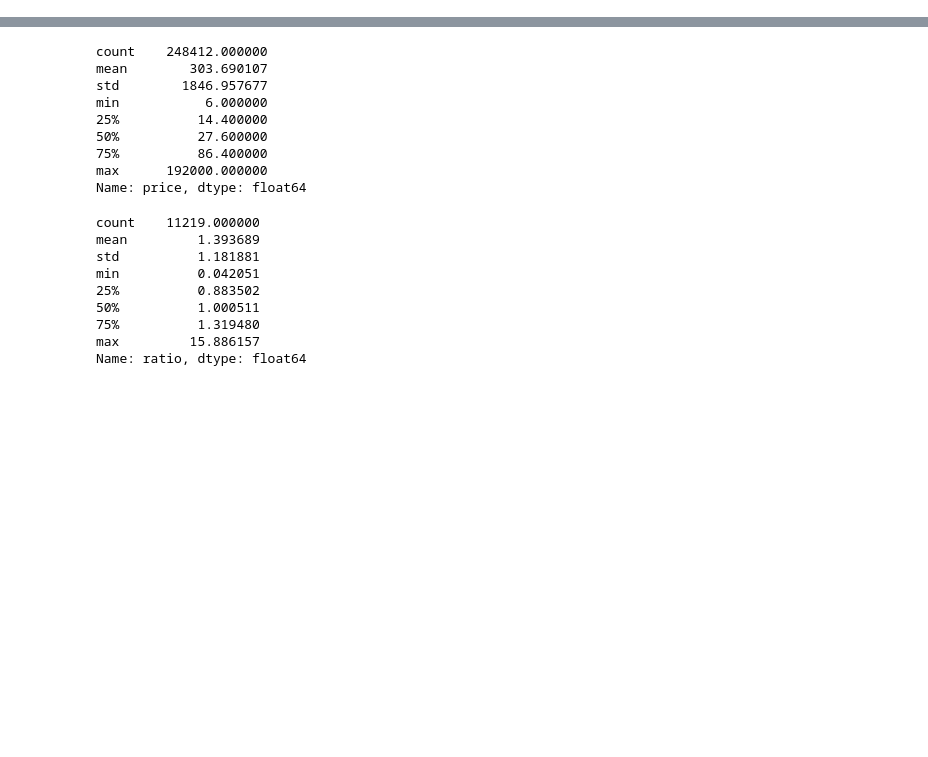
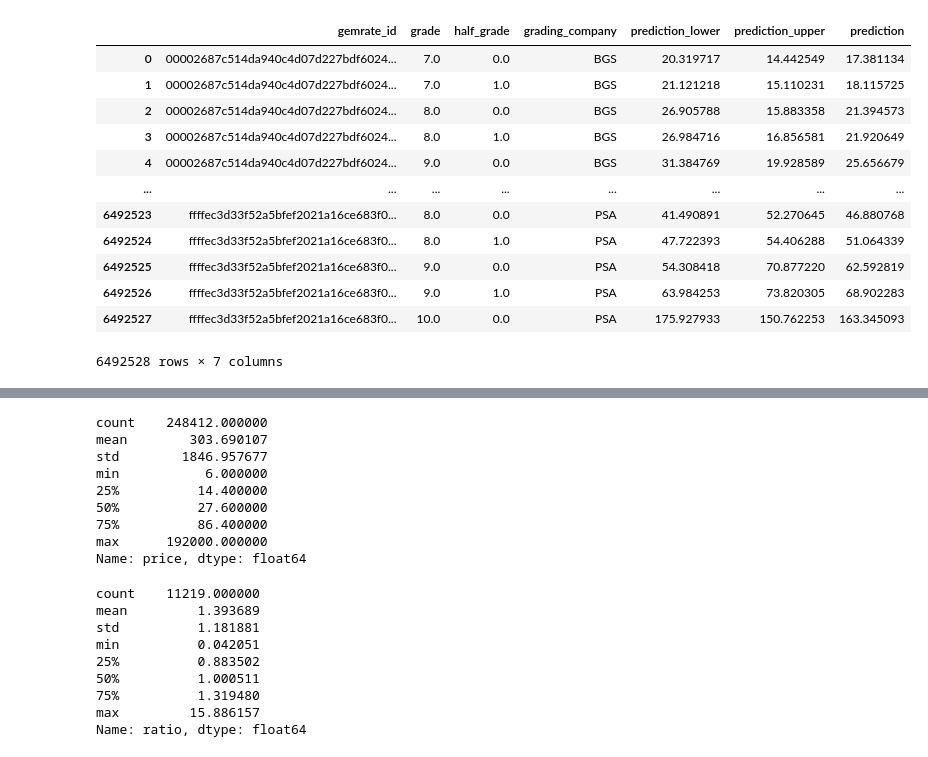
Before and after one commit to cshowley/card_history, a Jupyter notebook: test.ipynb, the cells around one changed output, grey strips where cells are left out. Drawn from its saved outputs; the diff is of its cells as text; code cells hidden in the pictures; blank space fills up the shorter version.

```diff
--- a/test.ipynb
+++ b/test.ipynb
@@ -7 +7,17 @@ df = pd.read_parquet("sorted_predictions.parquet")
+# %%
+df
+# %% [output]
+|  | gemrate_id | grade | half_grade | grading_company | prediction_lower | prediction_upper | prediction |
+| 0 | 00002687c514da940c4d07d227bdf6024... | 7.0 | 0.0 | BGS | 20.319717 | 14.442549 | 17.381134 |
+| 1 | 00002687c514da940c4d07d227bdf6024... | 7.0 | 1.0 | BGS | 21.121218 | 15.110231 | 18.115725 |
+| 2 | 00002687c514da940c4d07d227bdf6024... | 8.0 | 0.0 | BGS | 26.905788 | 15.883358 | 21.394573 |
+| 3 | 00002687c514da940c4d07d227bdf6024... | 8.0 | 1.0 | BGS | 26.984716 | 16.856581 | 21.920649 |
+| 4 | 00002687c514da940c4d07d227bdf6024... | 9.0 | 0.0 | BGS | 31.384769 | 19.928589 | 25.656679 |
+| ... | ... | ... | ... | ... | ... | ... | ... |
+| 6492523 | ffffec3d33f52a5bfef2021a16ce683f0... | 8.0 | 0.0 | PSA | 41.490891 | 52.270645 | 46.880768 |
+| 6492524 | ffffec3d33f52a5bfef2021a16ce683f0... | 8.0 | 1.0 | PSA | 47.722393 | 54.406288 | 51.064339 |
+| 6492525 | ffffec3d33f52a5bfef2021a16ce683f0... | 9.0 | 0.0 | PSA | 54.308418 | 70.877220 | 62.592819 |
+| 6492526 | ffffec3d33f52a5bfef2021a16ce683f0... | 9.0 | 1.0 | PSA | 63.984253 | 73.820305 | 68.902283 |
+| 6492527 | ffffec3d33f52a5bfef2021a16ce683f0... | 10.0 | 0.0 | PSA | 175.927933 | 150.762253 | 163.345093 |
+6492528 rows × 7 columns
 # %%
```
Also changed, not shown: parts of 2 cells of this notebook, 5 other files.
